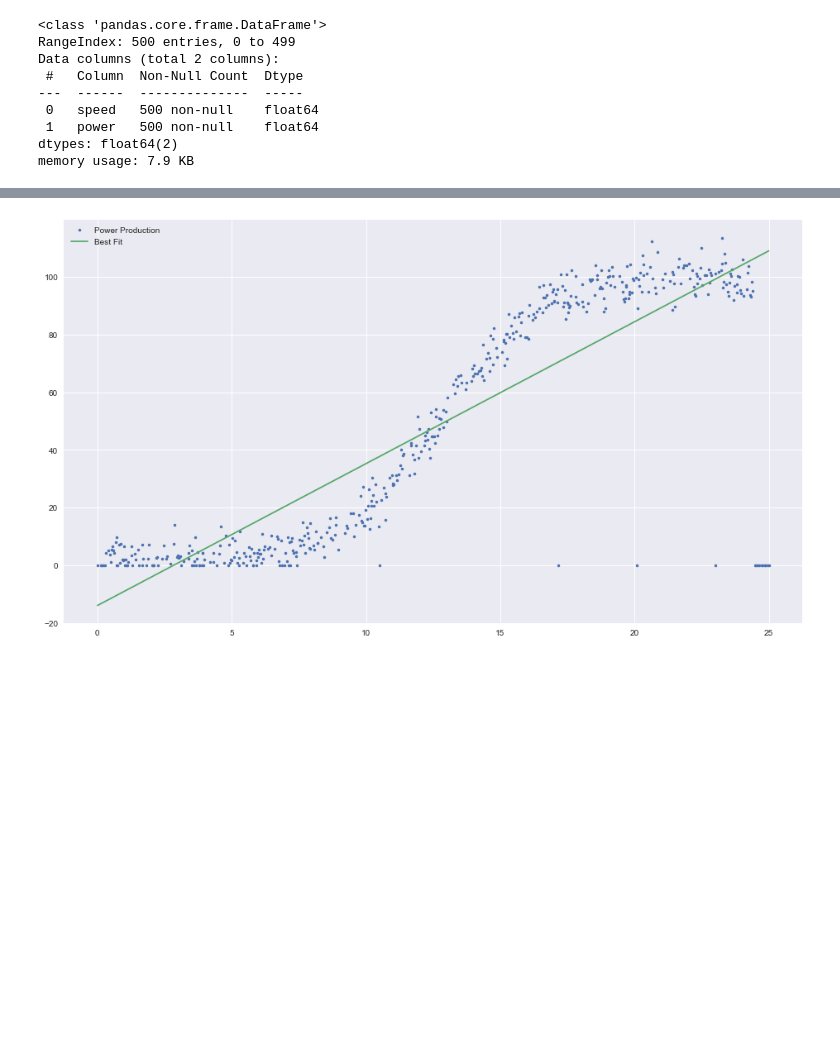
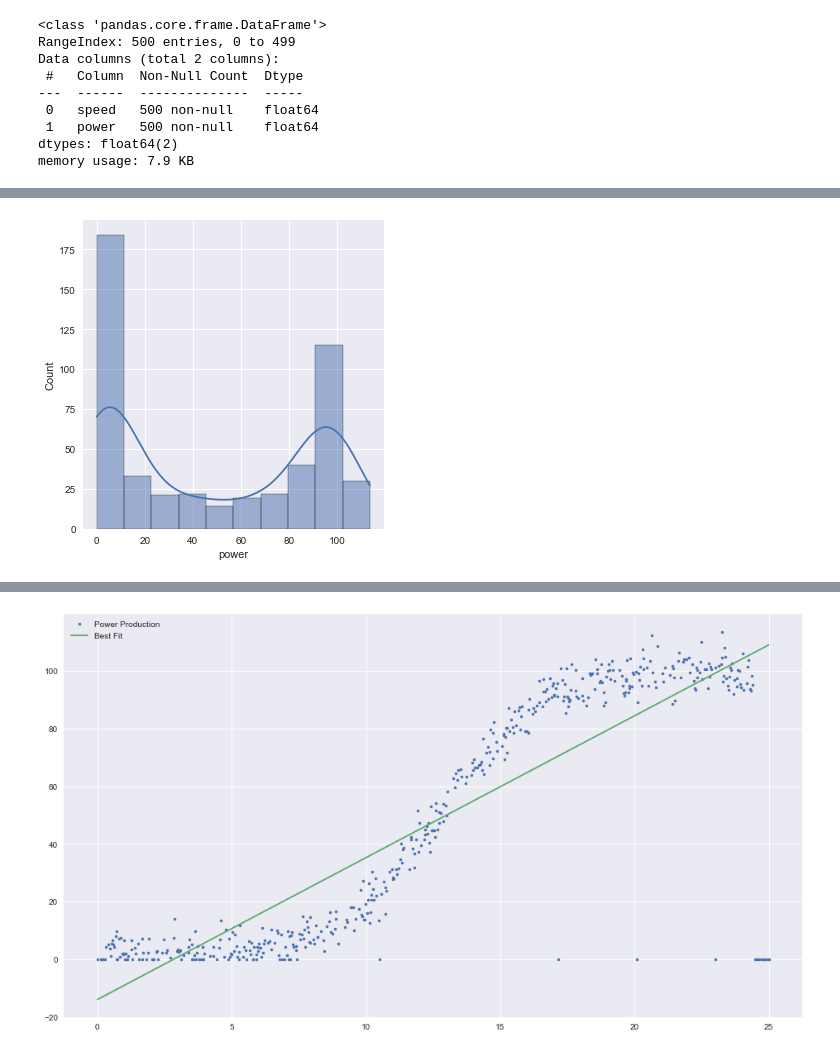
Before and after one commit to jonkavana/FODA---Project-2021, a Jupyter notebook: Fundamentals of Data Analytics Project 2020.ipynb, the cells around one changed output, grey strips where cells are left out. Saved outputs shown, nothing was run; the diff lists cells and outputs as text; code cells hidden in the pictures; blank space fills up the shorter version.

```diff
--- a/Fundamentals of Data Analytics Project 2020.ipynb
+++ b/Fundamentals of Data Analytics Project 2020.ipynb
@@ -160,0 +181,4 @@ Need to be able to justify why the 1 is 1, and not ay other higher exponential t
+# %%
+sns.displot(dfPowerProd["power"], kde=True);
+# %% [output]
+[figure, added]
```
Also changed, not shown: parts of 64 cells of this notebook.
